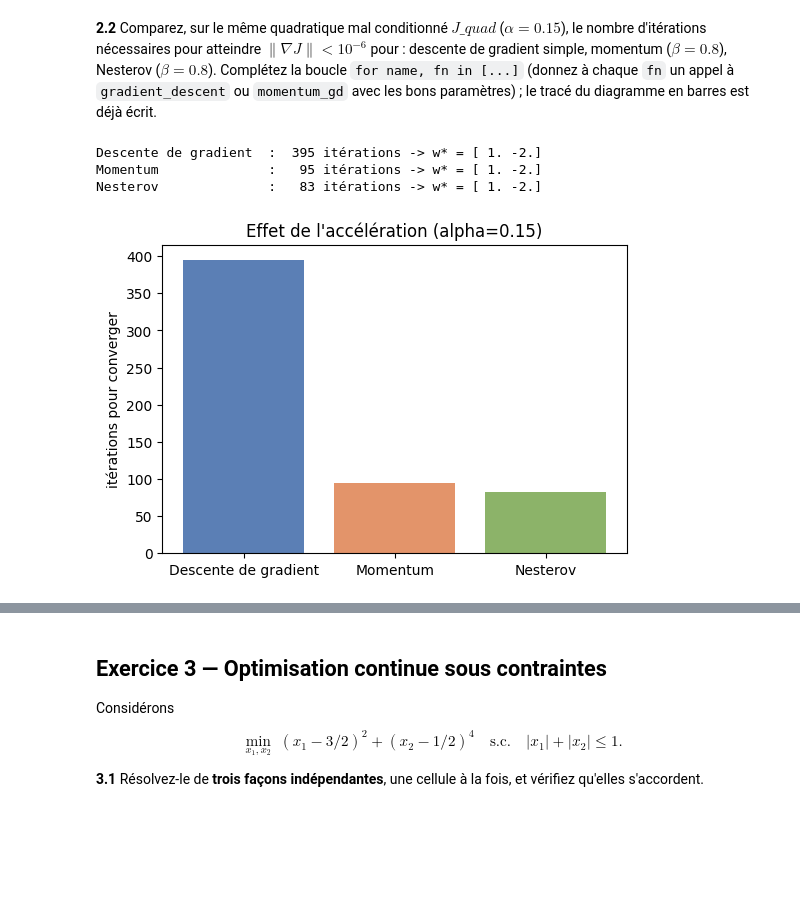
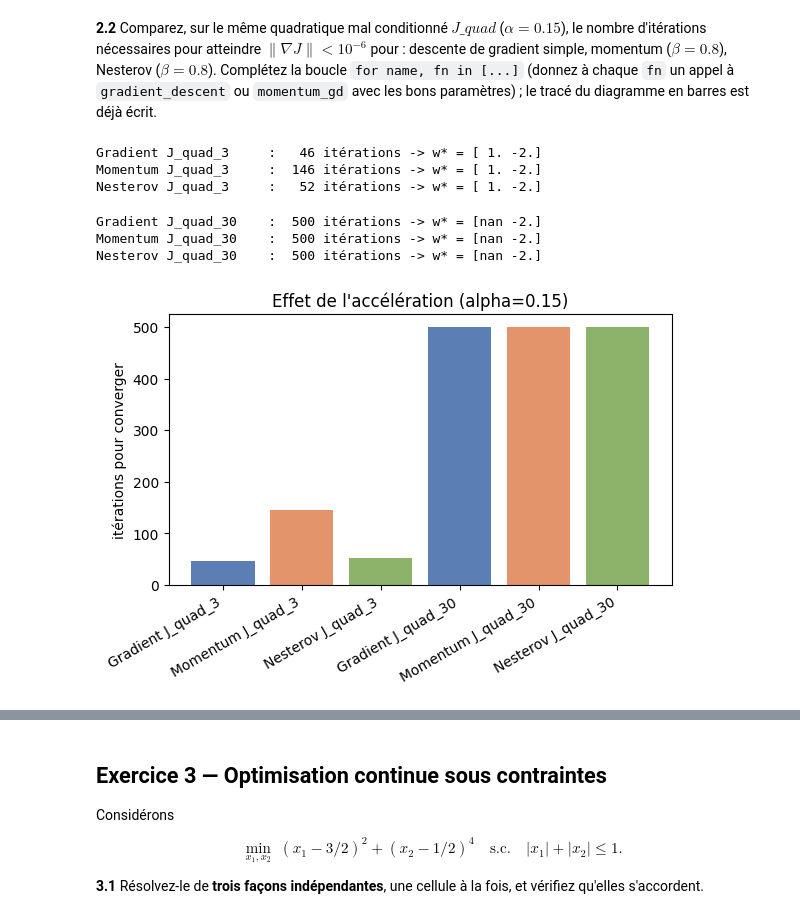
Before and after one commit to neuronexed/Optimisation-S1-LP, a Jupyter notebook: Seance1_TP1_optimisation_continue_lineaire-BERNERD.ipynb, the cells around one changed output, grey strips where cells are left out. Cells and saved outputs as stored; diff of their text form; code cells hidden in the pictures; blank space fills up the shorter version.

```diff
--- a/Seance1_TP1_optimisation_continue_lineaire-BERNERD.ipynb
+++ b/Seance1_TP1_optimisation_continue_lineaire-BERNERD.ipynb
@@ -116,7 +113,13 @@ OK : convergé en 44 itérations vers w* = 2.99956
 $$ J(w_1, w_2) = 3(w_1 - 1)^2 + (w_2 + 2)^2 $$
 en partant de $w_0 = (4, 3)$, pour $\alpha = 0.05$ **puis** $\alpha = 0.3$. La fonction `show_history` ci-dessous (déjà écrite) trace les lignes de niveau de $J$ et la trajectoire des itérés — complétez juste la boucle qui appelle `gradient_descent` pour chaque `alpha` et affiche le résultat.
 # %%
-def J_quad(w):
+#Définition de fonctions de coût quadratiques pour tester la descente de gradient
+#Fonction de coût quadratique J_quad_3
+def J_quad_3(w):
+    return 3 * (w[0] - 1) ** 2 + (w[1] + 2) ** 2
+
+#Fonction de coût quadratique J_quad_30
+def J_quad_30(w):
     return 30 * (w[0] - 1) ** 2 + (w[1] + 2) ** 2
 
 
@@ -139,10 +142,16 @@ def show_history(history, cost_fun, xlim, ylim, title=""):
     plt.ylabel("$w_2$")
     plt.show()
 
-# A COMPLETER : pour alpha dans [0.05, 0.3], appelez gradient_descent(J_quad, w_init=[4.0, 3.0],
+# A COMPLETER : pour alpha dans [0.05, 0.3], appelez gradient_descent(J_quad_3, w_init=[4.0, 3.0],
 # alpha=alpha, epochs=60), puis show_history(hist, J_quad, xlim=(-1, 5), ylim=(-4, 4), title=...)
+for alpha in [0.05, 0.3]:
+    _w_check_3, _hist_check_3 = gradient_descent(J_quad_3, w_init=[4.0, 3.0], alpha=alpha, epochs=60)
+    show_history(_hist_check_3, J_quad_3, xlim=(-1, 5), ylim=(-4, 4), title=f"Descente de gradient J_quad_3 avec alpha={alpha}")
+    #raise NotImplementedError("Complétez la boucle ci-dessus")
+
+#Idem avec J_quad_30
 for alpha in [0.01, 0.03]:
-    _w_check, _hist_check = gradient_descent(J_quad, w_init=[4.0, 3.0], alpha=alpha, epochs=60)
-    show_history(_hist_check, J_quad, xlim=(-1, 1), ylim=(-4, 4), title=f"Descente de gradient avec alpha={alpha}")
+    _w_check_30, _hist_check_30 = gradient_descent(J_quad_30, w_init=[4.0, 3.0], alpha=alpha, epochs=60)
+    show_history(_hist_check_30, J_quad_30, xlim=(-1, 5), ylim=(-4, 4), title=f"Descente de gradient J_quad_30 avec alpha={alpha}")
     #raise NotImplementedError("Complétez la boucle ci-dessus")
 # %% [output]
@@ -230,23 +268,33 @@ OK : nesterov -> w*=3.0000 en 103 it.
 # %% [markdown]
 **2.2** Comparez, sur le même quadratique mal conditionné $J\_quad$ ($\alpha = 0.15$), le nombre d'itérations nécessaires pour atteindre $\|\nabla J\| < 10^{-6}$ pour : descente de gradient simple, momentum ($\beta=0.8$), Nesterov ($\beta=0.8$). Complétez la boucle `for name, fn in [...]` (donnez à chaque `fn` un appel à `gradient_descent` ou `momentum_gd` avec les bons paramètres) ; le tracé du diagramme en barres est déjà écrit.
 # %%
-results = {}
+# paramétrage alpha = 0,15 et Beta = 0,8
+# Comparaison des méthodes de descente de gradient sur J_quad_3 et J_quad_30
+results_1 = {}
 for name, fn in [
-    ("Descente de gradient", lambda: gradient_descent(J_quad, [4.0, 3.0], 0.02, 10000, eps=1e-6)),
-    ("Momentum", lambda: momentum_gd(J_quad, [4.0, 3.0], 0.02, 0.7, 10000, eps=1e-6)),
-    ("Nesterov", lambda: momentum_gd(J_quad, [4.0, 3.0], 0.02, 0.7, 10000, eps=1e-6, nesterov=True))
+    ("Gradient J_quad_3", lambda: gradient_descent(J_quad_3, [4.0, 3.0], 0.15, 500, eps=1e-6)),
+    ("Momentum J_quad_3", lambda: momentum_gd(J_quad_3, [4.0, 3.0], 0.15, 0.8, 500, eps=1e-6)),
+    ("Nesterov J_quad_3", lambda: momentum_gd(J_quad_3, [4.0, 3.0], 0.15, 0.8, 500, eps=1e-6, nesterov=True)),
+    ("Gradient J_quad_30", lambda: gradient_descent(J_quad_30, [4.0, 3.0], 0.15, 500, eps=1e-6)),
+    ("Momentum J_quad_30", lambda: momentum_gd(J_quad_30, [4.0, 3.0], 0.15, 0.8, 500, eps=1e-6)),
+    ("Nesterov J_quad_30", lambda: momentum_gd(J_quad_30, [4.0, 3.0], 0.15, 0.8, 500, eps=1e-6, nesterov=True))
 ]:
     w_star, hist = fn()
-    results[name] = len(hist) - 1
+    results_1[name] = len(hist) - 1
     print(f"{name:22s}: {len(hist)-1:4d} itérations -> w* = {np.round(w_star, 4)}")
 
 plt.figure()
-plt.bar(results.keys(), results.values(), color=["#5B7FB5", "#E3946A", "#8CB369"])
+plt.bar(results_1.keys(), results_1.values(), color=["#5B7FB5", "#E3946A", "#8CB369"])
+plt.xticks(rotation=30, ha="right")
+plt.tight_layout()
 plt.ylabel("itérations pour converger")
 plt.title("Effet de l'accélération (alpha=0.15)")
 plt.show()
 # %% [output]
-Descente de gradient  :  395 itérations -> w* = [ 1. -2.]
-Momentum              :   95 itérations -> w* = [ 1. -2.]
-Nesterov              :   83 itérations -> w* = [ 1. -2.]
+Gradient J_quad_3     :   46 itérations -> w* = [ 1. -2.]
+Momentum J_quad_3     :  146 itérations -> w* = [ 1. -2.]
+Nesterov J_quad_3     :   52 itérations -> w* = [ 1. -2.]
+Gradient J_quad_30    :  500 itérations -> w* = [nan -2.]
+Momentum J_quad_30    :  500 itérations -> w* = [nan -2.]
+Nesterov J_quad_30    :  500 itérations -> w* = [nan -2.]
-[figure, old version]
+[figure, new version]
```
Also changed, not shown: parts of 11 cells of this notebook.
